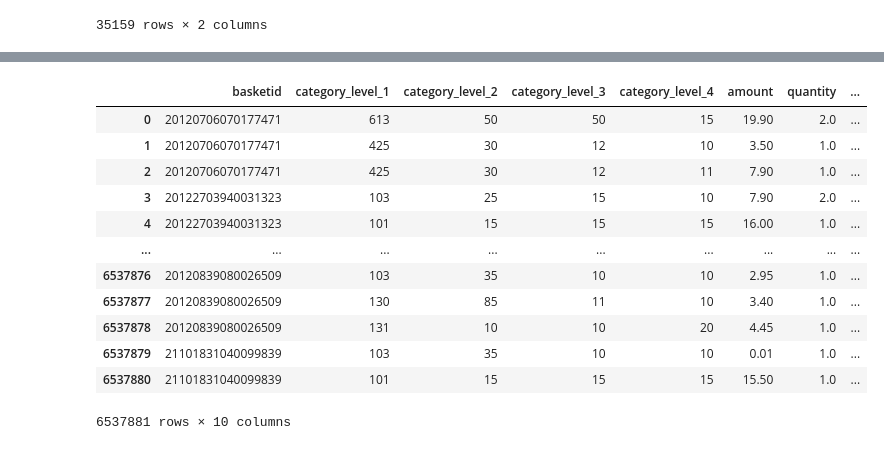
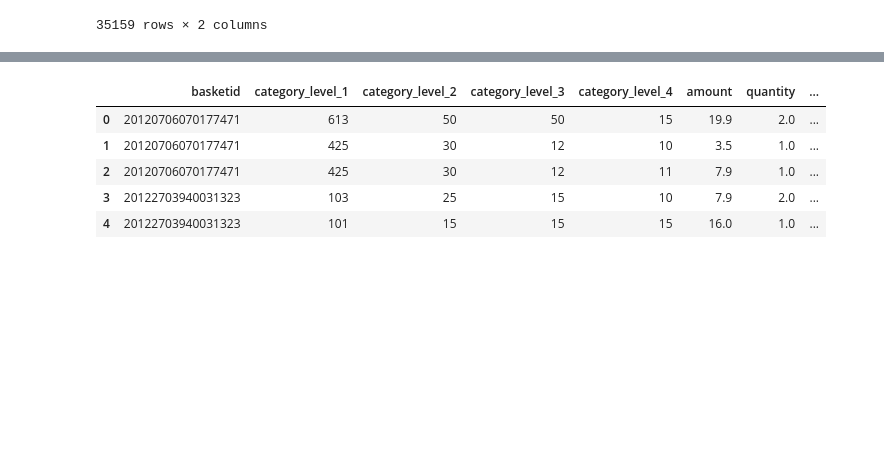
Before and after one commit to Enesaydnn7/MigrosDatathon, a Jupyter notebook: scripts/data_preprocessing.ipynb, the cells around one changed output, grey strips where cells are left out. Drawn from its saved outputs; the diff is of its cells as text; code cells hidden in the pictures; blank space fills up the shorter version.

```diff
--- a/scripts/data_preprocessing.ipynb
+++ b/scripts/data_preprocessing.ipynb
@@ -187,24 +204,17 @@ individual_shopping_details
 # %%
 # Read transaction sale file:
 transaction_sale = pd.read_csv("../data/transaction_sale/transaction_sale.csv")
 
 # Some discount_type_1 entries are empty: fill them with 0
 transaction_sale["discount_type_1"].fillna(0, inplace=True)
-transaction_sale
+transaction_sale.head()
 # %% [output]
 |  | basketid | category_level_1 | category_level_2 | category_level_3 | category_level_4 | amount | quantity | ... |
-| 0 | 20120706070177471 | 613 | 50 | 50 | 15 | 19.90 | 2.0 | ... |
-| 1 | 20120706070177471 | 425 | 30 | 12 | 10 | 3.50 | 1.0 | ... |
-| 2 | 20120706070177471 | 425 | 30 | 12 | 11 | 7.90 | 1.0 | ... |
-| 3 | 20122703940031323 | 103 | 25 | 15 | 10 | 7.90 | 2.0 | ... |
-| 4 | 20122703940031323 | 101 | 15 | 15 | 15 | 16.00 | 1.0 | ... |
-| ... | ... | ... | ... | ... | ... | ... | ... | ... |
-| 6537876 | 20120839080026509 | 103 | 35 | 10 | 10 | 2.95 | 1.0 | ... |
-| 6537877 | 20120839080026509 | 130 | 85 | 11 | 10 | 3.40 | 1.0 | ... |
-| 6537878 | 20120839080026509 | 131 | 10 | 10 | 20 | 4.45 | 1.0 | ... |
-| 6537879 | 21101831040099839 | 103 | 35 | 10 | 10 | 0.01 | 1.0 | ... |
-| 6537880 | 21101831040099839 | 101 | 15 | 15 | 15 | 15.50 | 1.0 | ... |
+| 0 | 20120706070177471 | 613 | 50 | 50 | 15 | 19.9 | 2.0 | ... |
+| 1 | 20120706070177471 | 425 | 30 | 12 | 10 | 3.5 | 1.0 | ... |
+| 2 | 20120706070177471 | 425 | 30 | 12 | 11 | 7.9 | 1.0 | ... |
+| 3 | 20122703940031323 | 103 | 25 | 15 | 10 | 7.9 | 2.0 | ... |
+| 4 | 20122703940031323 | 101 | 15 | 15 | 15 | 16.0 | 1.0 | ... |
-6537881 rows × 10 columns
 # %% [markdown]
 * Implemented three methods for storing the shopping history of a customer.
 * Store Type 3 is used in current implementation
```
Also changed, not shown: parts of 16 cells of this notebook, 2 other files.
